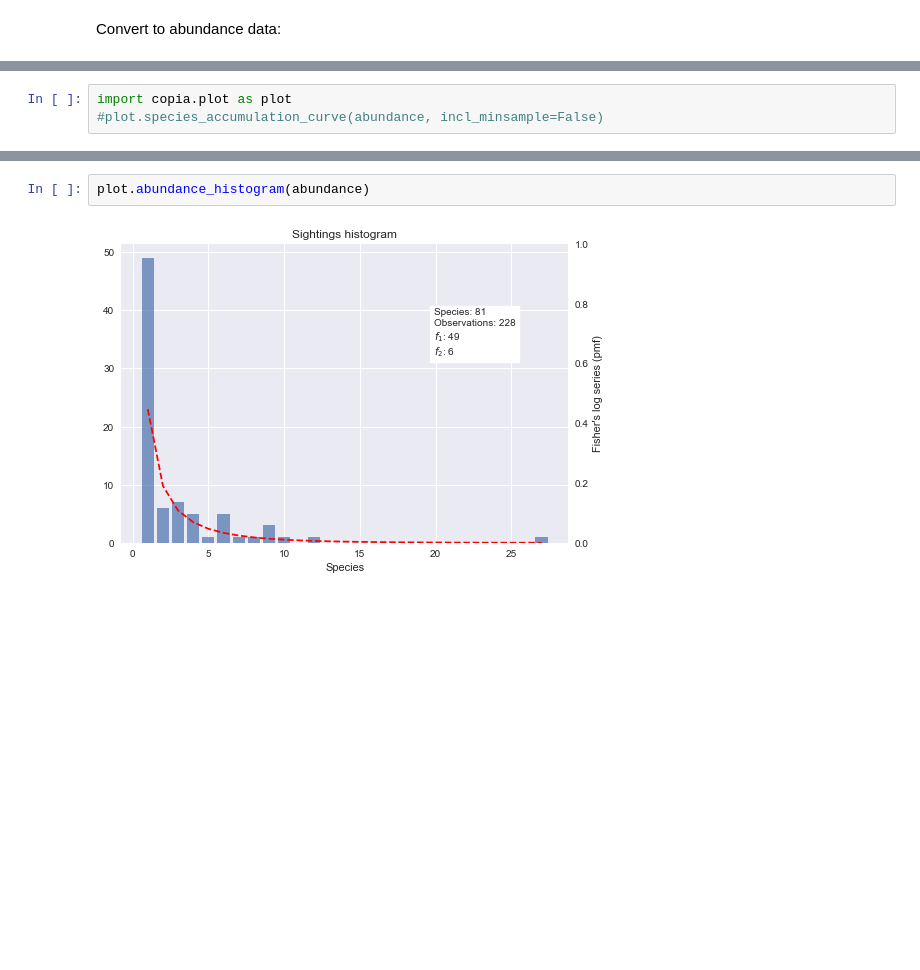
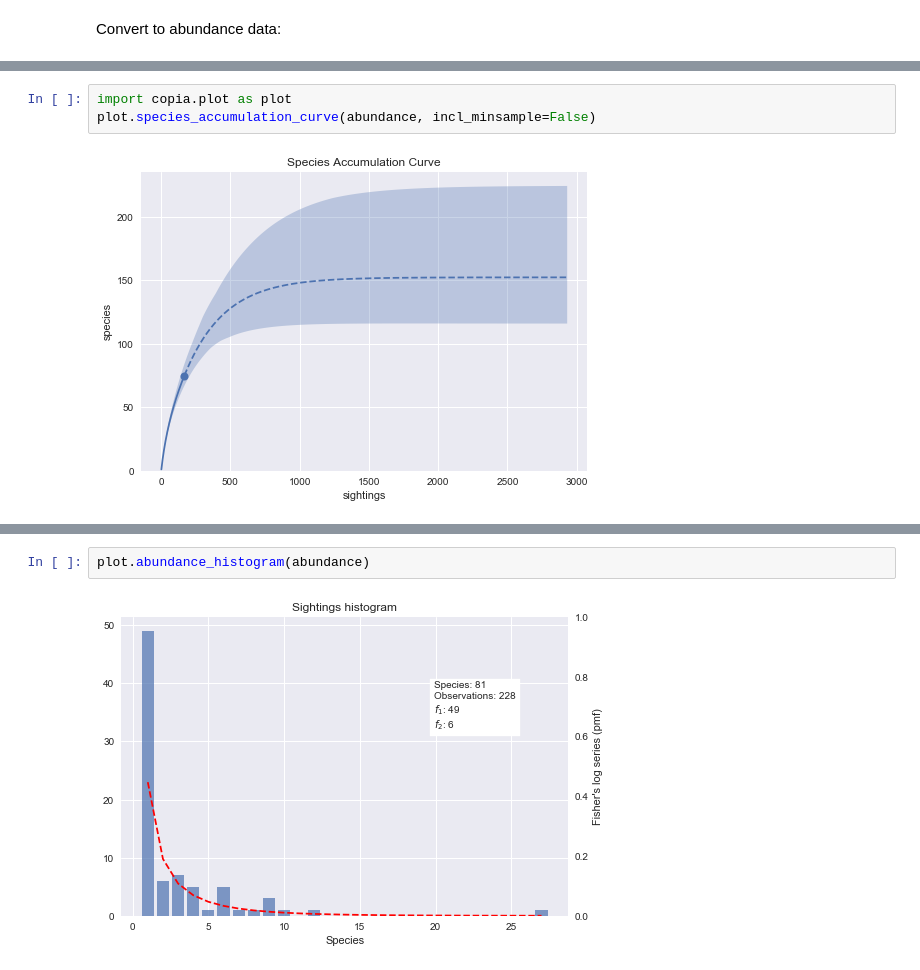
Before and after one commit to mikekestemont/copia, a Jupyter notebook: quickstart.ipynb, the cells around one changed output, grey strips where cells are left out. Drawn from its saved outputs; the diff is of its cells as text; blank space fills up the shorter version.

```diff
--- a/quickstart.ipynb
+++ b/quickstart.ipynb
@@ -32,4 +39,6 @@ print(abundance.sum())
 # %%
 import copia.plot as plot
-#plot.species_accumulation_curve(abundance, incl_minsample=False)
+plot.species_accumulation_curve(abundance, incl_minsample=False)
+# %% [output]
+[figure, added]
 # %%
```
Also changed, not shown: parts of 11 cells of this notebook, 3 other files.
